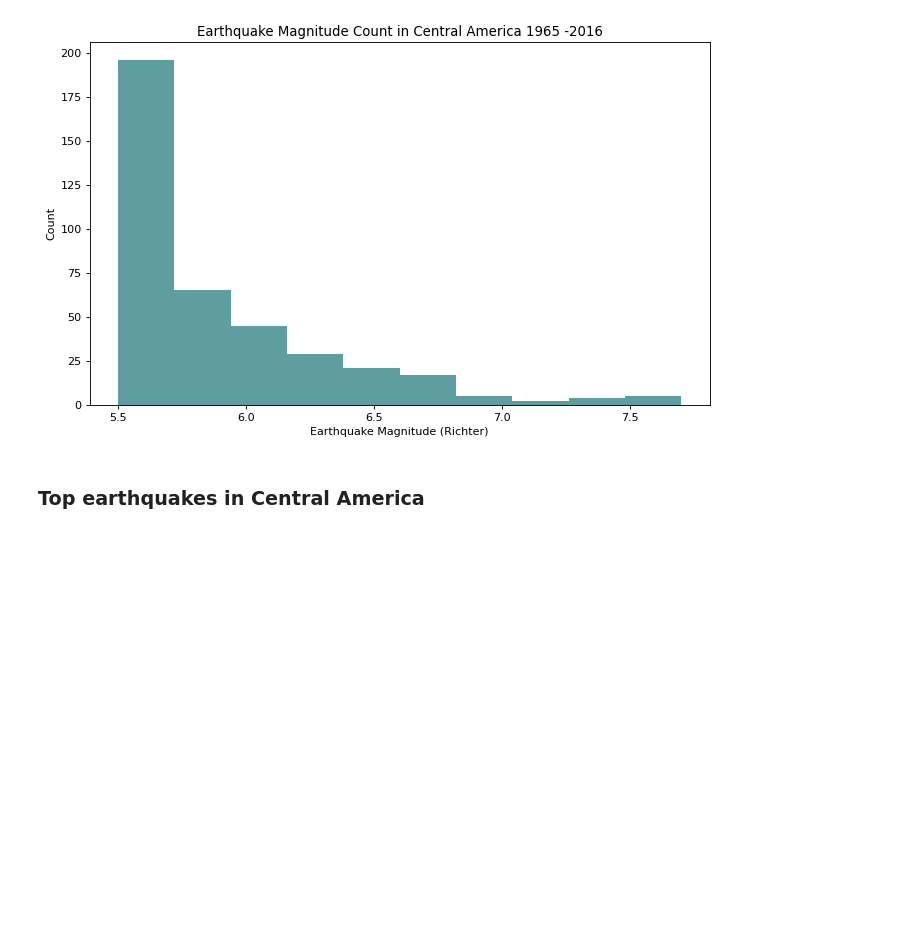
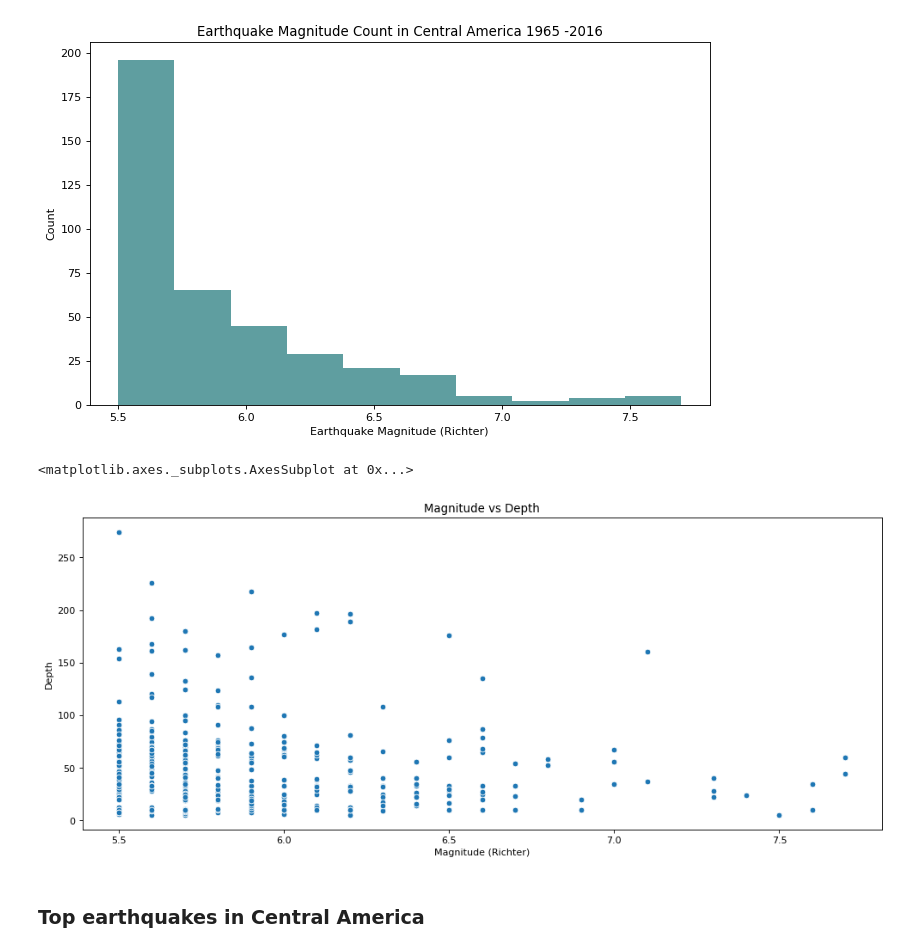
Before and after one commit to sotus30/Earthquakes_Central_America, a Jupyter notebook: Data Exploration 2.ipynb, the cells around one changed output. Drawn from its saved outputs; the diff is of its cells as text; code cells hidden in the pictures; blank space fills up the shorter version.

```diff
--- a/Data Exploration 2.ipynb
+++ b/Data Exploration 2.ipynb
@@ -329,6 +329,17 @@ plt.hist(CA_magcount, bins=10, color='cadetblue')
  array([5.5 , 5.72, 5.94, 6.16, 6.38, 6.6 , 6.82, 7.04, 7.26, 7.48, 7.7 ]),
  <a list of 10 Patch objects>)
 [figure]
+# %%
+figure(num=None, figsize=(15, 6), dpi=80, facecolor='w', edgecolor='k')
+
+plt.title('Magnitude vs Depth')
+plt.xlabel('Magnitude (Richter)')
+plt.ylabel('Depth')
+
+sns.scatterplot(df_CA1['Magnitude'].values, df_CA1['Depth'].values, palette='PuBuGn_d')
+# %% [output]
+<matplotlib.axes._subplots.AxesSubplot at 0x...>
+[figure, added]
 # %% [markdown]
 <h3> Top earthquakes in Central America
 # %%
```
Also changed, not shown: parts of 4 cells of this notebook.
